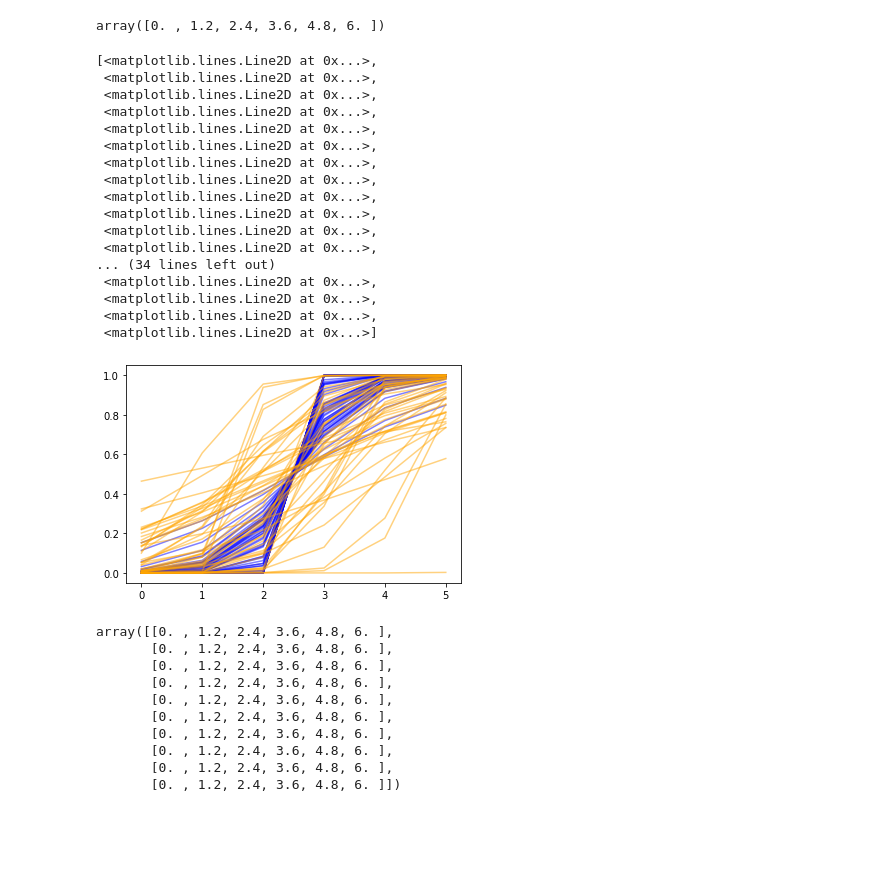
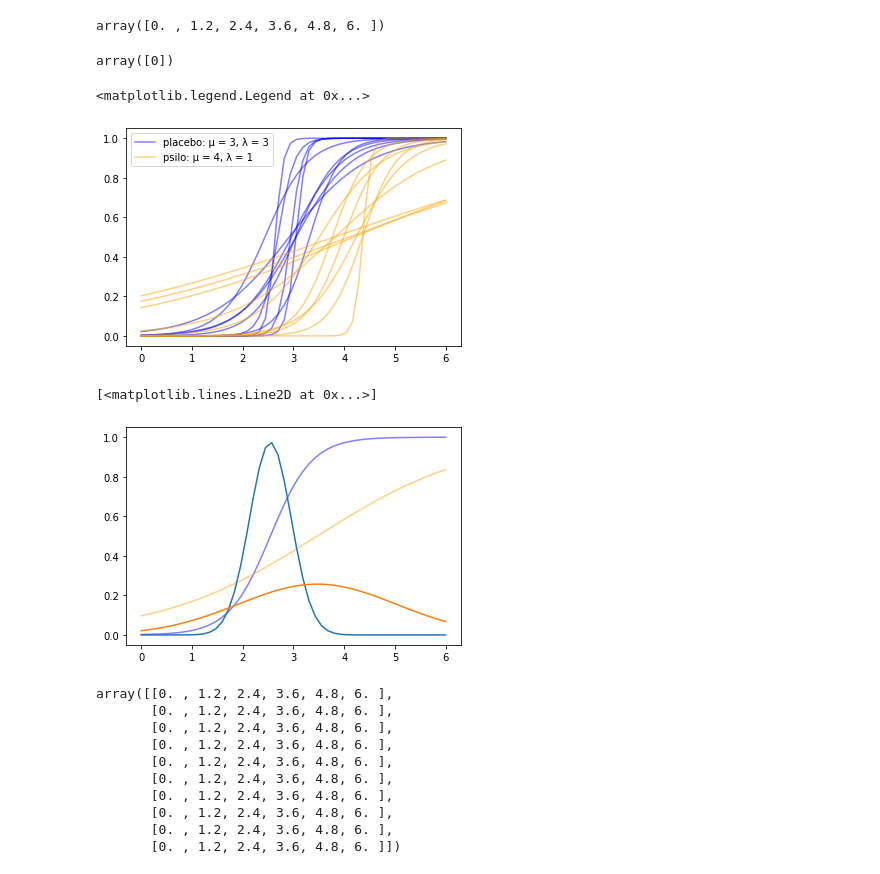
Before and after one commit to xavfunk/pps-modeling, a Jupyter notebook: explorations.ipynb, the cells around one changed output. Cells and saved outputs as stored; diff of their text form; code cells hidden in the pictures; blank space fills up the shorter version.

```diff
--- a/explorations.ipynb
+++ b/explorations.ipynb
@@ -94,48 +137,35 @@ with pm.Model() as model1:
-# %%
-# in terms of normally distributed PPS boundary with x_c as mean and b as std/k as tau
-x = np.linspace(0, 6, 6)
-#x = np.tile(np.linspace(0, 6, 6), 10).reshape(10,6)
-
-with pm.Model() as model1:
-
-    y_max = 1
-    y_min = 0.5
-
-    b = pm.Exponential('b', 3)
-    x_c = pm.Normal('x_c', mu = 3, tau = 1000)
-
-#    linerpredi = alpha[sbjid] + beta[sbjid] * (xij - xvect)
-    linerpredi = np.log(y_max) + 1/b * (x - x_c)
-#    linerpredi = np.log(y_min) + np.log(y_max-y_min) + 1/b * (x - x_c)
-
-#    thetaij = pm.Deterministic("thetaij", tlogit(linerpredi))
-    mu_y = pm.Deterministic("mu_y", tlogit(linerpredi, L = y_max))
-
-    #y = pm.Normal("y", mu = mu_y, tau=0.001)
-    #prior_checks = pm.sample_prior_predictive(samples=50)
-    prior_placebo = pm.sample_prior_predictive(samples=50)
+# %%
+def Gaussian(x, mu, s):
+    return 1/(s*np.sqrt(2*np.pi)) * np.exp(-0.5 * (x-mu)**2/s**2)
+mu = 3
+x = np.arange(0,6,50)
+x
+# %% [output]
+array([0])
+# %%
+placebo = plt.plot(x, prior_placebo["mu_y"].T[:,:10], color = 'blue', alpha = 0.5)
+psilo = plt.plot(x, prior_psilo["mu_y"].T[:,:10], color = 'orange', alpha = 0.5)
+#plt.legend([placebo[0], psilo[0]], ['placebo: \u03C4 = 10, \u03BB = 3', 'psilo: \u03C4 = 1, \u03BB = 1'])
+plt.legend([placebo[0], psilo[0]], ['placebo: \u03BC = 3, \u03BB = 3', 'psilo: \u03BC = 4, \u03BB = 1'])
+# %% [output]
+<matplotlib.legend.Legend at 0x...>
+[figure, added]
 # %%
-plt.plot(prior_placebo["mu_y"].T, color = 'blue', alpha = 0.5)
-plt.plot(prior_psilo["mu_y"].T, color = 'orange', alpha = 0.5)
+placebo = plt.plot(x, prior_placebo["mu_y"].T[:,:10], color = 'blue', alpha = 0.5)
+psilo = plt.plot(x, prior_psilo["mu_y"].T[:,:10], color = 'orange', alpha = 0.5)
+plt.legend([placebo[0], psilo[0]], ['placebo: \u03C4 = 10', 'psilo: \u03C4 = 1'])
-# %% [output]
-[<matplotlib.lines.Line2D at 0x...>,
- <matplotlib.lines.Line2D at 0x...>,
- <matplotlib.lines.Line2D at 0x...>,
- <matplotlib.lines.Line2D at 0x...>,
- <matplotlib.lines.Line2D at 0x...>,
- <matplotlib.lines.Line2D at 0x...>,
- <matplotlib.lines.Line2D at 0x...>,
- <matplotlib.lines.Line2D at 0x...>,
- <matplotlib.lines.Line2D at 0x...>,
- <matplotlib.lines.Line2D at 0x...>,
- <matplotlib.lines.Line2D at 0x...>,
- <matplotlib.lines.Line2D at 0x...>,
-... (34 lines left out)
- <matplotlib.lines.Line2D at 0x...>,
- <matplotlib.lines.Line2D at 0x...>,
- <matplotlib.lines.Line2D at 0x...>,
- <matplotlib.lines.Line2D at 0x...>]
-[figure, removed]
+# %%
+import random
+i = random.choice(np.arange(50))
+
+plt.plot(x, prior_placebo["mu_y"].T[:,i], color = 'blue', alpha = 0.5)
+plt.plot(x, prior_psilo["mu_y"].T[:,i], color = 'orange', alpha = 0.5)
+
+plt.plot(x, Gaussian(np.linspace(0,6,50), prior_placebo["x_c"][i], prior_placebo['b'][i]))
+plt.plot(x, Gaussian(np.linspace(0,6,50), prior_psilo["x_c"][i], prior_psilo['b'][i]))
+# %% [output]
+[<matplotlib.lines.Line2D at 0x...>]
+[figure, added]
 # %%
 x = np.tile(np.linspace(0, 6, 6), 10).reshape(10,6)
 
```
Also changed, not shown: parts of 8 cells of this notebook.
